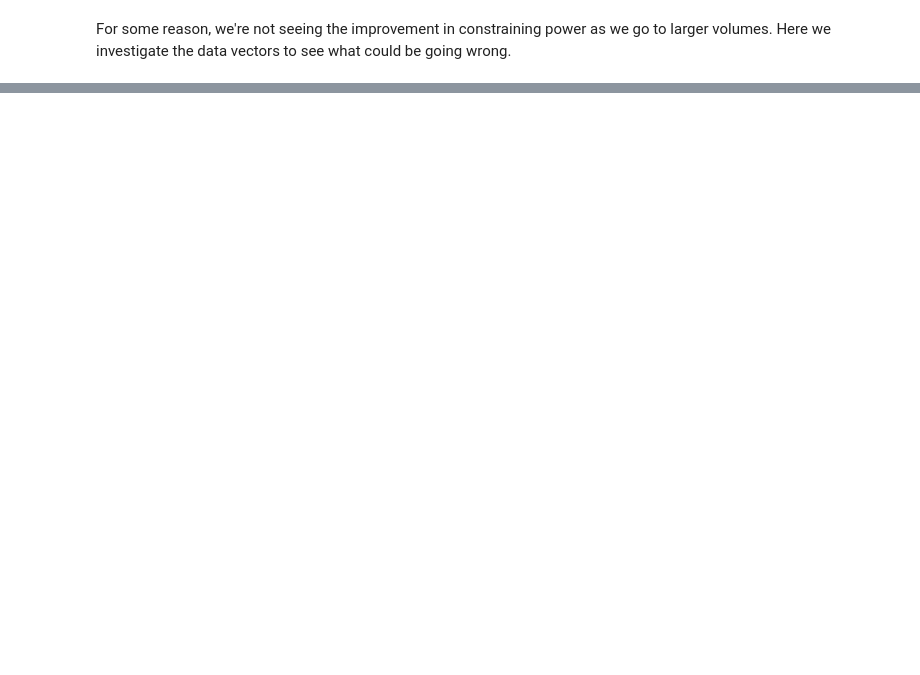
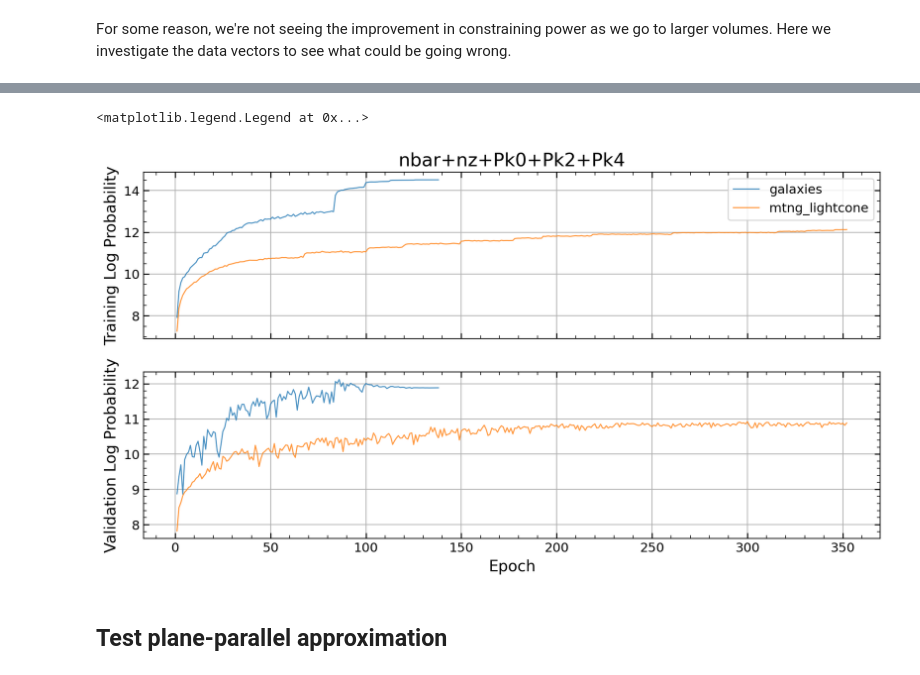
Before and after one commit to maho3/matts_tests, a Jupyter notebook: fix_scaling.ipynb, the cells around one changed output, grey strips where cells are left out. Cells and saved outputs as stored; diff of their text form; code cells hidden in the pictures; blank space fills up the shorter version.

```diff
--- a/fix_scaling.ipynb
+++ b/fix_scaling.ipynb
@@ -291,0 +364,47 @@ target_names = [r'$\Omega_m$', r'$\Omega_b$', r'$h$', r'$n_s$', r'$\sigma_8$']
+# %%
+def plot_training_validation_logs(netpath, ss=1, axs=None, **kwargs):
+    netlist = os.listdir(netpath)
+    netlist.sort()
+    for n in tqdm(netlist[-ss:]):
+        filepath = join(netpath, n, 'summary.json')
+        if not os.path.exists(filepath):
+            continue
+        with open(filepath, 'r') as f:
+            history = json.load(f)
+
+        x_ = range(1, len(history[0]['training_log_probs']) + 1)
+
+        ax = axs[0]
+        ax.plot(x_, history[0]['training_log_probs'], alpha=0.8, lw=1, **kwargs)
+
+        ax = axs[1]
+        ax.plot(x_, history[0]['validation_log_probs'],
+                alpha=0.8, lw=1, **kwargs)
+
+    return axs
+
+
+# Example usage
+f, axs = plt.subplots(2, 1, figsize=(12, 6), sharex=True)
+axs[0].grid()
+axs[1].grid()
+
+axs[0].set(ylabel='Training Log Probability')
+axs[1].set(xlabel='Epoch', ylabel='Validation Log Probability')
+
+modelpath = '/anvil/scratch/x-mho1/cmass-ili/abacuslike/fastpm_hodzbias/models/galaxy/nbar+zPk0+zPk2+zPk4/kmin-0.0_kmax-0.4'
+netpath = join(modelpath, 'nets')
+axs = plot_training_validation_logs(netpath, axs=axs, label='galaxies')
+
+modelpath = '/anvil/scratch/x-mho1/cmass-ili/abacuslike/fastpm_recnoise_1hod/models/mtng_lightcone_temp/nbar+nz+Pk0+Pk2+Pk4/kmin-0.0_kmax-0.4'
+netpath = join(modelpath, 'nets')
+axs = plot_training_validation_logs(netpath, axs=axs, label='mtng_lightcone')
+
+
+axs[0].set_title(modelpath.split('/')[-2])
+axs[0].legend()
+# %% [output]
+<matplotlib.legend.Legend at 0x...>
+[figure, added]
+# %% [markdown]
+## Test plane-parallel approximation
```
Also changed, not shown: parts of 18 cells of this notebook, 1 other file.
